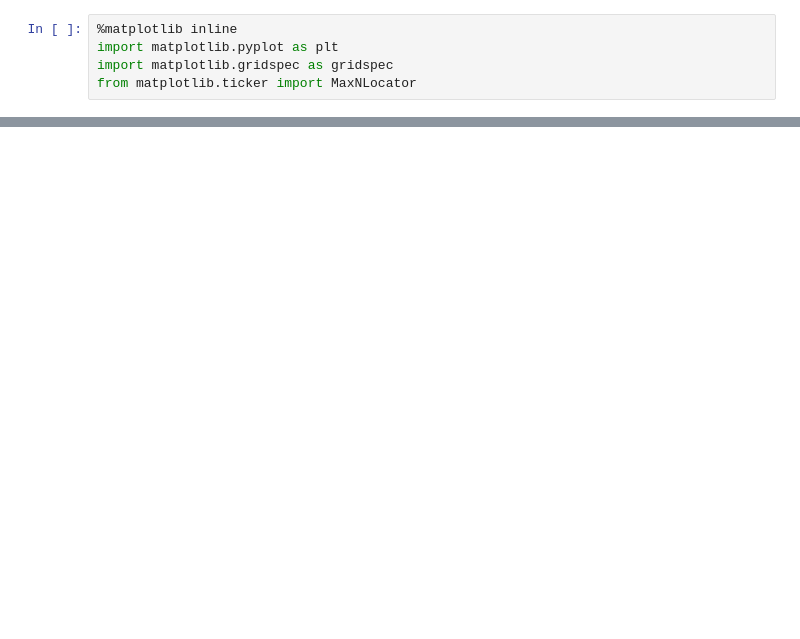
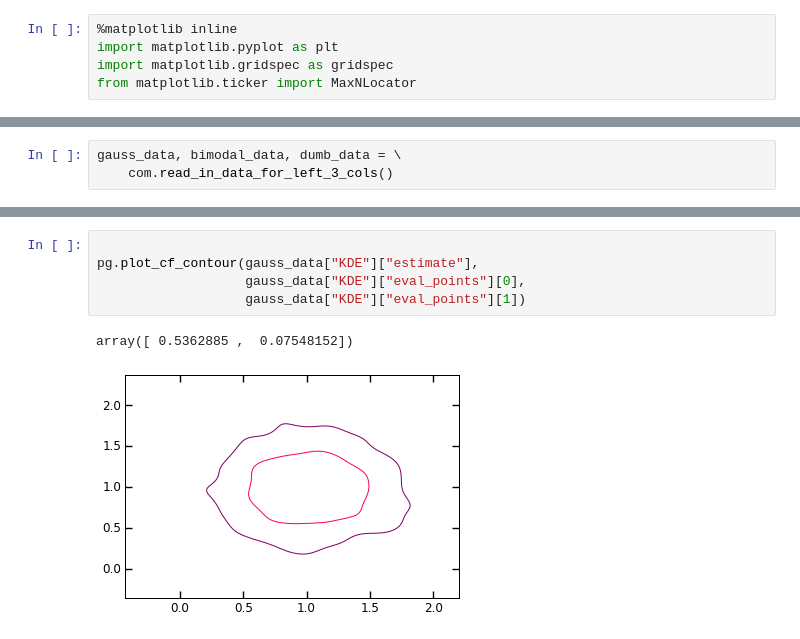
Before and after one commit to karenyyng/galaxy_DM_offset, a Jupyter notebook: code/analyses/test_grid_spec.ipynb, the cells around one changed output, grey strips where cells are left out. Saved outputs shown, nothing was run; the diff lists cells and outputs as text; blank space fills up the shorter version.

Commit message:
just refactored plot_gal_prop.plot_cf_contour()

```diff
--- a/code/analyses/test_grid_spec.ipynb
+++ b/code/analyses/test_grid_spec.ipynb
@@ -31,0 +40,3 @@ for j in range(rowNo):
+# %%
+gauss_data, bimodal_data, dumb_data = \
+    com.read_in_data_for_left_3_cols()
@@ -31,0 +47,8 @@ for j in range(rowNo):
+# %%
+
+pg.plot_cf_contour(gauss_data["KDE"]["estimate"],
+                   gauss_data["KDE"]["eval_points"][0],
+                   gauss_data["KDE"]["eval_points"][1])
+# %% [output]
+array([ 0.5362885 ,  0.07548152])
+[figure, added]
```
Also changed, not shown: parts of 5 cells of this notebook, 2 other files.
